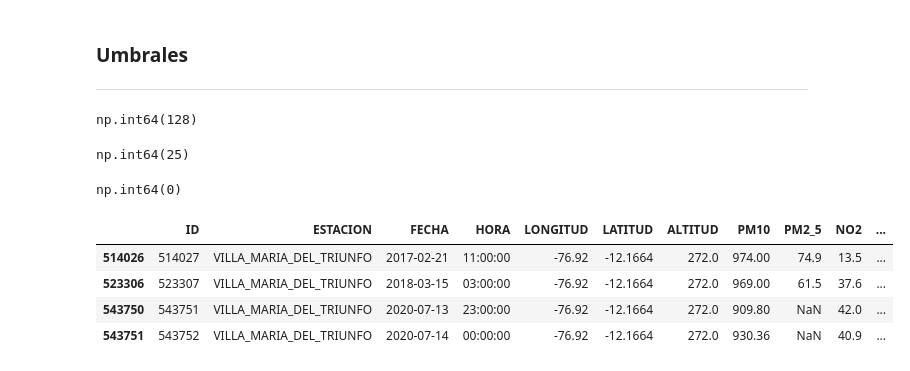
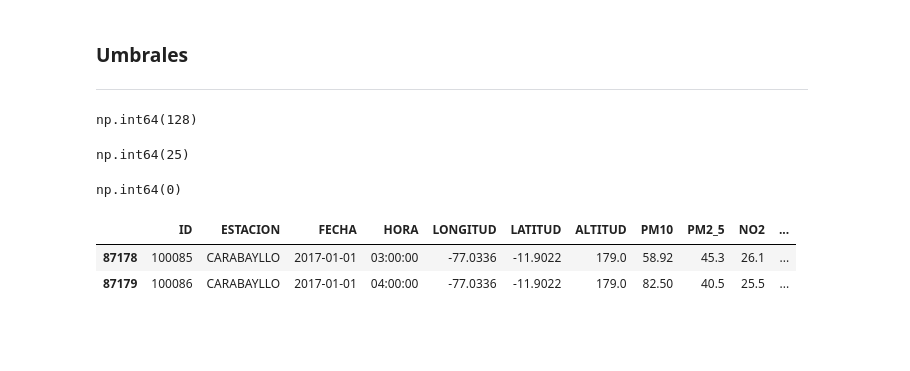
Before and after one commit to guisa17/CC531, a Jupyter notebook: Práctica 02/analisis_senamhi.ipynb, the cells around one changed output. Cells and saved outputs as stored; diff of their text form; code cells hidden in the pictures; blank space fills up the shorter version.

```diff
--- a/Práctica 02/analisis_senamhi.ipynb
+++ b/Práctica 02/analisis_senamhi.ipynb
@@ -788,11 +814,9 @@ df_clean.loc[df_clean['NO2'] > 400, 'NO2'].count()
 # %% [output]
 np.int64(0)
 # %%
-valor_alto = df_clean[df_clean['PM10'] > 900]
-display(valor_alto.head())
+valor_alto = df[(df['DISTRITO'] == 'CARABAYLLO') & (df['ANIO'] == 2017) & (df['PM2_5'] > 35)]
+display(valor_alto.head(20))
 # %% [output]
 |  | ID | ESTACION | FECHA | HORA | LONGITUD | LATITUD | ALTITUD | PM10 | PM2_5 | NO2 | ... |
-| 514026 | 514027 | VILLA_MARIA_DEL_TRIUNFO | 2017-02-21 | 11:00:00 | -76.92 | -12.1664 | 272.0 | 974.00 | 74.9 | 13.5 | ... |
-| 523306 | 523307 | VILLA_MARIA_DEL_TRIUNFO | 2018-03-15 | 03:00:00 | -76.92 | -12.1664 | 272.0 | 969.00 | 61.5 | 37.6 | ... |
-| 543750 | 543751 | VILLA_MARIA_DEL_TRIUNFO | 2020-07-13 | 23:00:00 | -76.92 | -12.1664 | 272.0 | 909.80 | NaN | 42.0 | ... |
-| 543751 | 543752 | VILLA_MARIA_DEL_TRIUNFO | 2020-07-14 | 00:00:00 | -76.92 | -12.1664 | 272.0 | 930.36 | NaN | 40.9 | ... |
+| 87178 | 100085 | CARABAYLLO | 2017-01-01 | 03:00:00 | -77.0336 | -11.9022 | 179.0 | 58.92 | 45.3 | 26.1 | ... |
+| 87179 | 100086 | CARABAYLLO | 2017-01-01 | 04:00:00 | -77.0336 | -11.9022 | 179.0 | 82.50 | 40.5 | 25.5 | ... |
```
Also changed, not shown: parts of 3 cells of this notebook, 2 other files.
